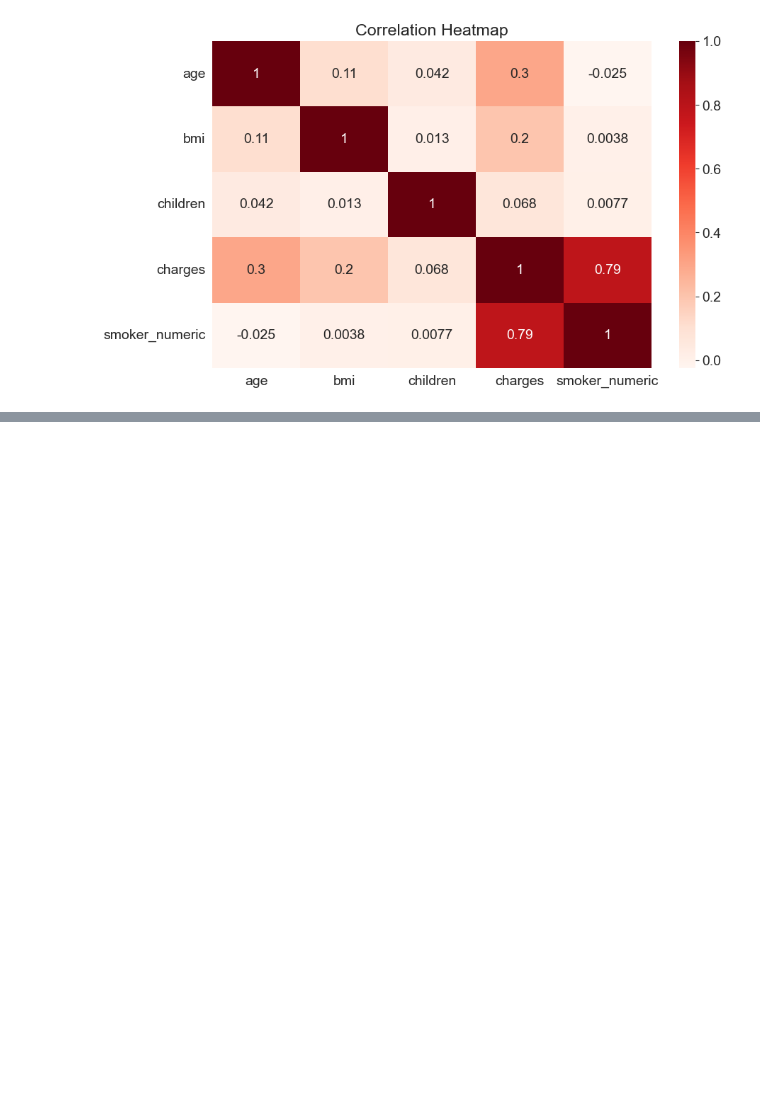
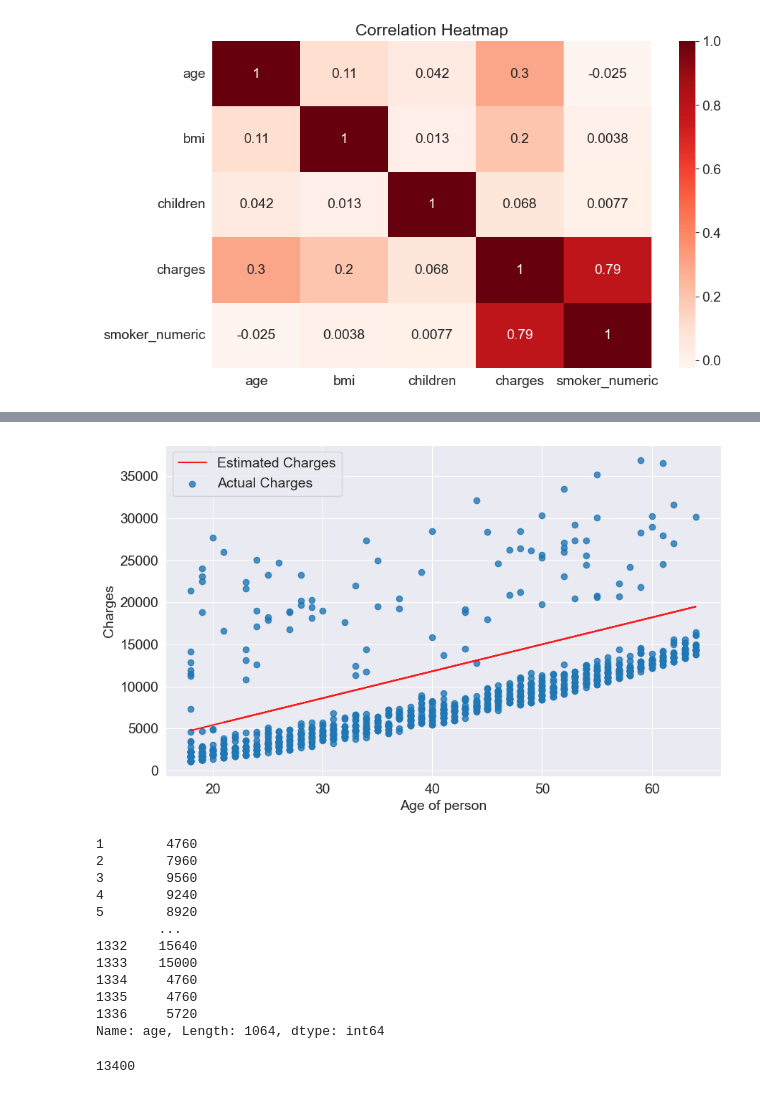
Before and after one commit to Aman14-ai/linear-regression, a Jupyter notebook: 01_medical.ipynb, the cells around one changed output, grey strips where cells are left out. Drawn from its saved outputs; the diff is of its cells as text; code cells hidden in the pictures; blank space fills up the shorter version.

```diff
--- a/01_medical.ipynb
+++ b/01_medical.ipynb
@@ -208,0 +286,32 @@ Text(0.5, 1.0, 'Correlation Heatmap')
+# %%
+def try_parameters(w,b):
+    target = non_smoker_df.charges
+    ages = non_smoker_df.age
+    estimated_charges = estimate_charges(ages,w,b)
+    plt.plot(ages,estimated_charges, 'r-', alpha=0.9)
+    plt.scatter(ages,target,alpha=0.8)
+    plt.xlabel('Age of person')
+    plt.ylabel('Charges')
+    plt.legend(['Estimated Charges', 'Actual Charges'])
+    plt.show()
+    return estimated_charges
+
+try_parameters(320,-1000)
+# %% [output]
+[figure, added]
+1        4760
+2        7960
+3        9560
+4        9240
+5        8920
+        ...
+1332    15640
+1333    15000
+1334     4760
+1335     4760
+1336     5720
+Name: age, Length: 1064, dtype: int64
+# %%
+estimate_charges(45, 320, -1000)
+# %% [output]
+13400
```
Also changed, not shown: parts of 13 cells of this notebook.
